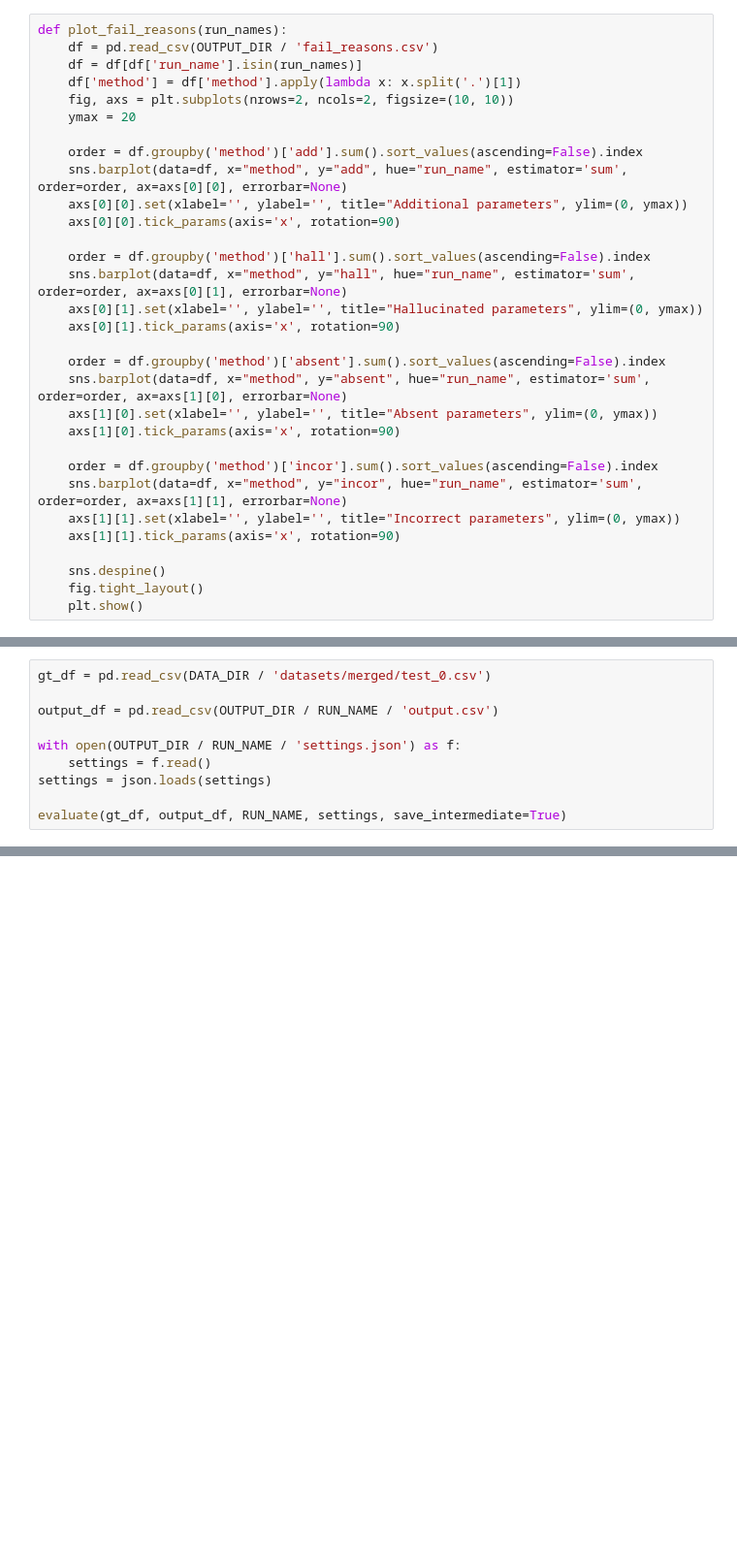
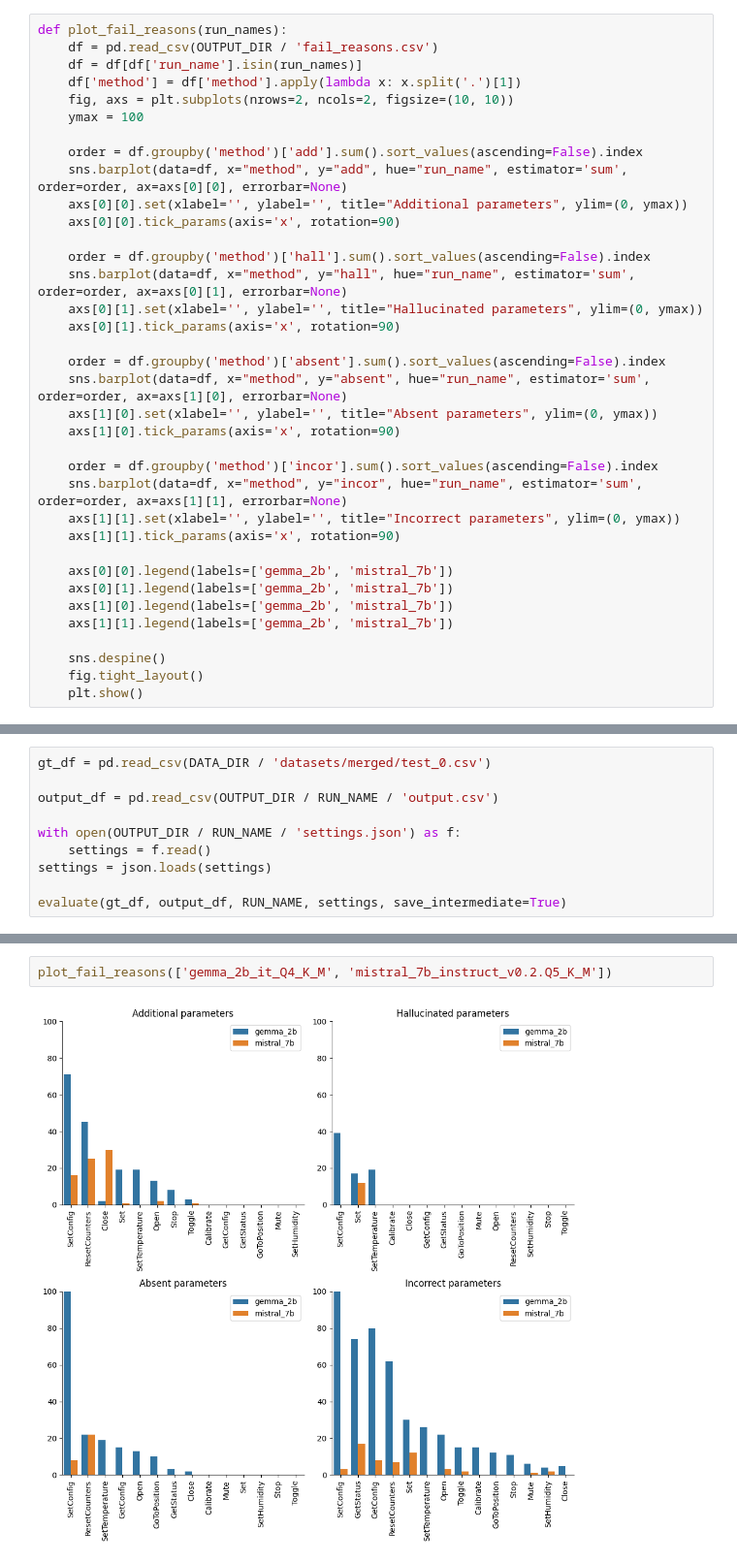
Before and after one commit to viktorpovazhuk/home_assistant_llm, a Jupyter notebook: validation.ipynb, the cells around one changed output, grey strips where cells are left out. Shown at 97% size. Drawn from its saved outputs; the diff is of its cells as text; blank space fills up the shorter version.

```diff
--- a/validation.ipynb
+++ b/validation.ipynb
@@ -469,7 +464,7 @@ def plot_fail_reasons(run_names):
     df = df[df['run_name'].isin(run_names)]
     df['method'] = df['method'].apply(lambda x: x.split('.')[1])
     fig, axs = plt.subplots(nrows=2, ncols=2, figsize=(10, 10))
-    ymax = 20
+    ymax = 100
 
     order = df.groupby('method')['add'].sum().sort_values(ascending=False).index
     sns.barplot(data=df, x="method", y="add", hue="run_name", estimator='sum', order=order, ax=axs[0][0], errorbar=None)
@@ -491,6 +486,11 @@ def plot_fail_reasons(run_names):
     axs[1][1].set(xlabel='', ylabel='', title="Incorrect parameters", ylim=(0, ymax))
     axs[1][1].tick_params(axis='x', rotation=90)
 
+    axs[0][0].legend(labels=['gemma_2b', 'mistral_7b'])
+    axs[0][1].legend(labels=['gemma_2b', 'mistral_7b'])
+    axs[1][0].legend(labels=['gemma_2b', 'mistral_7b'])
+    axs[1][1].legend(labels=['gemma_2b', 'mistral_7b'])
+
     sns.despine()
     fig.tight_layout()
     plt.show()
@@ -571 +590,5 @@ plot_fail_reasons(['baseline'])
+# %%
+plot_fail_reasons(['gemma_2b_it_Q4_K_M', 'mistral_7b_instruct_v0.2.Q5_K_M'])
+# %% [output]
+[figure, added]
 # %%
```
Also changed, not shown: parts of 12 cells of this notebook, 4 other files.
